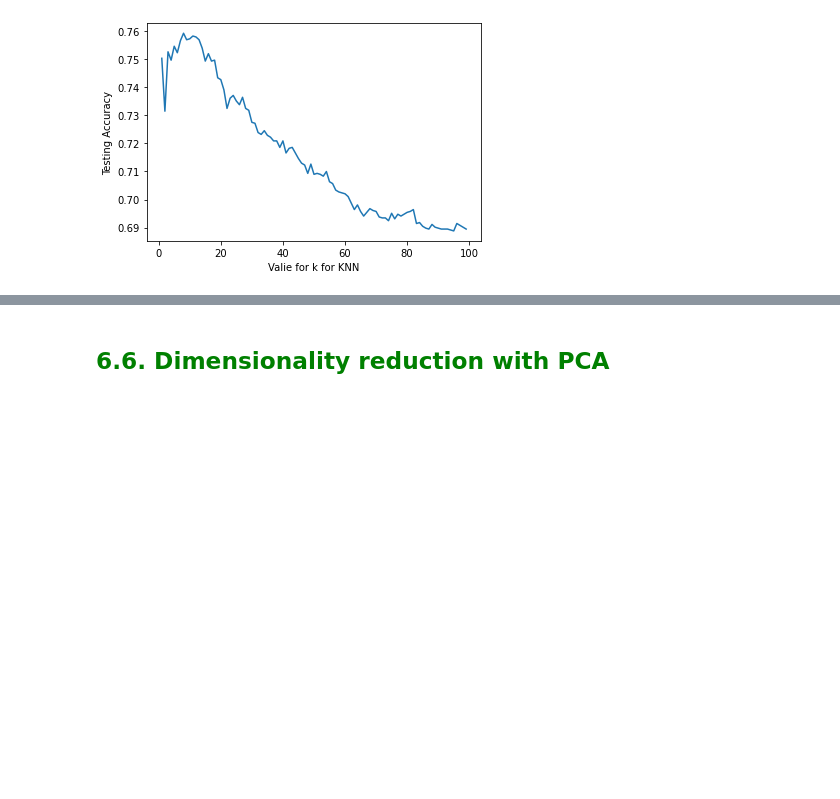
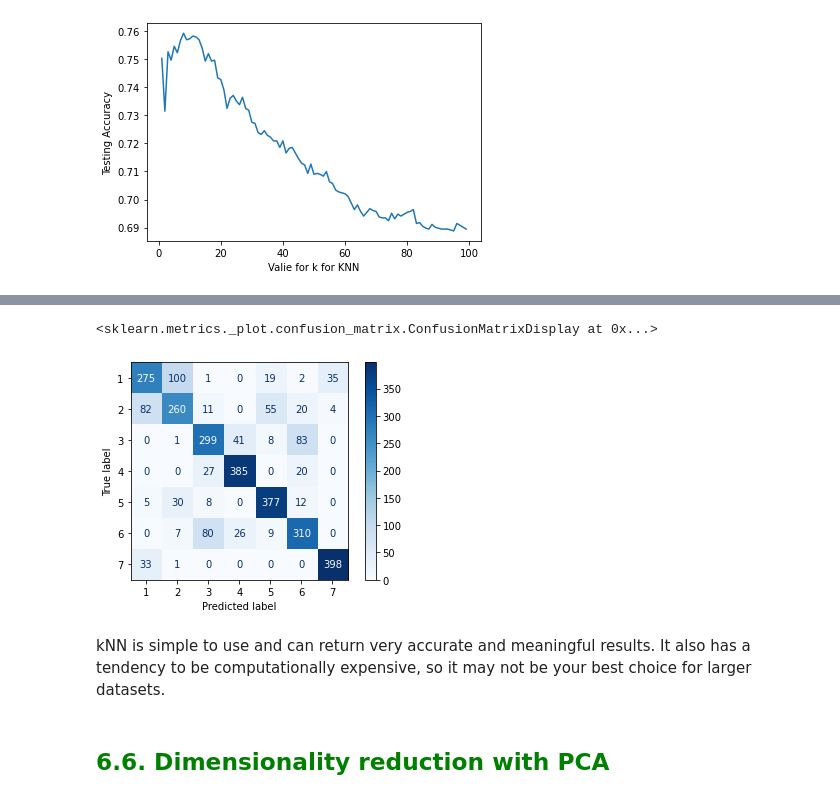
Before and after one commit to callysthenes/forest_cover_type_detector, a Jupyter notebook: group_assignment/forest_cover_type_detector_gr_a_Part3.ipynb, the cells around one changed output, grey strips where cells are left out. Drawn from its saved outputs; the diff is of its cells as text; code cells hidden in the pictures; blank space fills up the shorter version.

```diff
--- a/group_assignment/forest_cover_type_detector_gr_a_Part3.ipynb
+++ b/group_assignment/forest_cover_type_detector_gr_a_Part3.ipynb
@@ -212,7 +212,7 @@ k_neighbors_list = range (1,100,1)
 results_list = []
 
 for k in k_neighbors_list:
-    clf_k = clf = KNeighborsClassifier(n_neighbors=k, p=1) # using manhattan_distance
+    clf = KNeighborsClassifier(n_neighbors=k, p=1) # using manhattan_distance
     clf.fit(X_train_new, y_train_new)
     y_pred_test = clf.predict(X_val_new)
     acc_k = accuracy_score(y_val_new, y_pred_test)
@@ -258,10 +282,9 @@ Furthermore, we set our cross-validation batch sizes cv = 10 and set scoring met
 # %%
 cross_valid_scores = {}
 parameters = {
-    "weights": ["uniform", "distance"],
-    "n_neighbors": list(range(1,30,1)),
-    "leaf_size":list(range(1,1000,30)),
-    "metric":["minkowski","euclidean","cityblock","cosine","manhattan"]
+    "n_neighbors": list(range(1,20,1)),
+    "leaf_size":list(range(1,100,20)),
+    "metric":["euclidean","manhattan"]
 }
 
 model_KNN = KNeighborsClassifier()
@@ -269,8 +292,8 @@ model_KNN = KNeighborsClassifier()
 model_KNN = GridSearchCV(
     model_KNN,
     parameters,
-    cv=10,
-    scoring = "accuracy",
+    cv=5,
+    scoring = "accuracy"
 
 )
-model_KNN.fit(X_train_new, y_train_new)
+KNN_results = model_KNN.fit(X_train_new, y_train_new)
@@ -283,3 +332,10 @@ print('-----')
+# %%
+plot_confusion_matrix(model_KNN,X_val_new, y_val_new,cmap=plt.cm.Blues,values_format='d' )
+# %% [output]
+<sklearn.metrics._plot.confusion_matrix.ConfusionMatrixDisplay at 0x...>
+[figure, added]
+# %% [markdown]
+kNN is simple to use and can return very accurate and meaningful results. It also has a tendency to be computationally expensive, so it may not be your best choice for larger datasets.
 # %% [markdown]
 ## <font color=green> 6.6. Dimensionality reduction with PCA <font>
 # %% [markdown]
```
Also changed, not shown: parts of 9 cells of this notebook.
